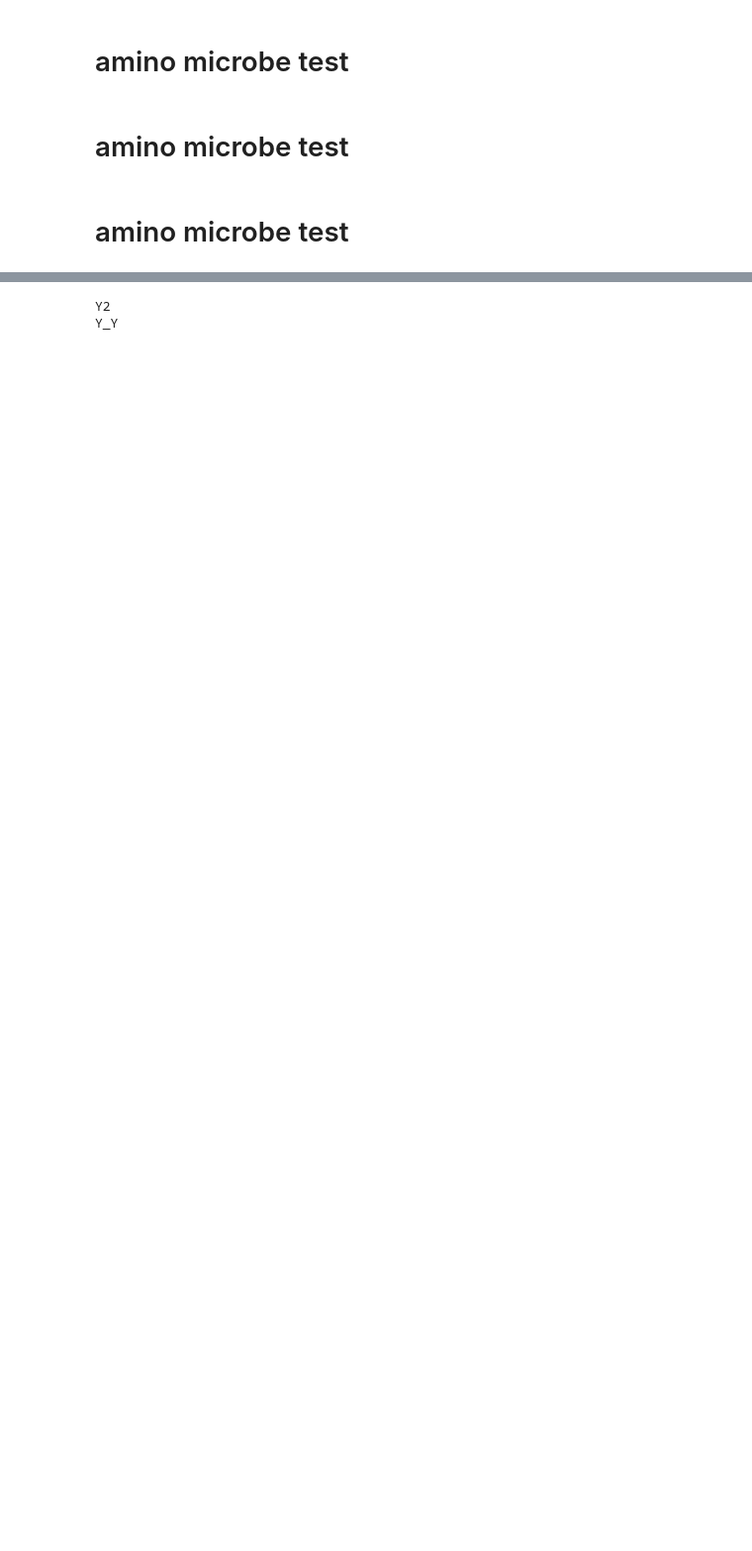
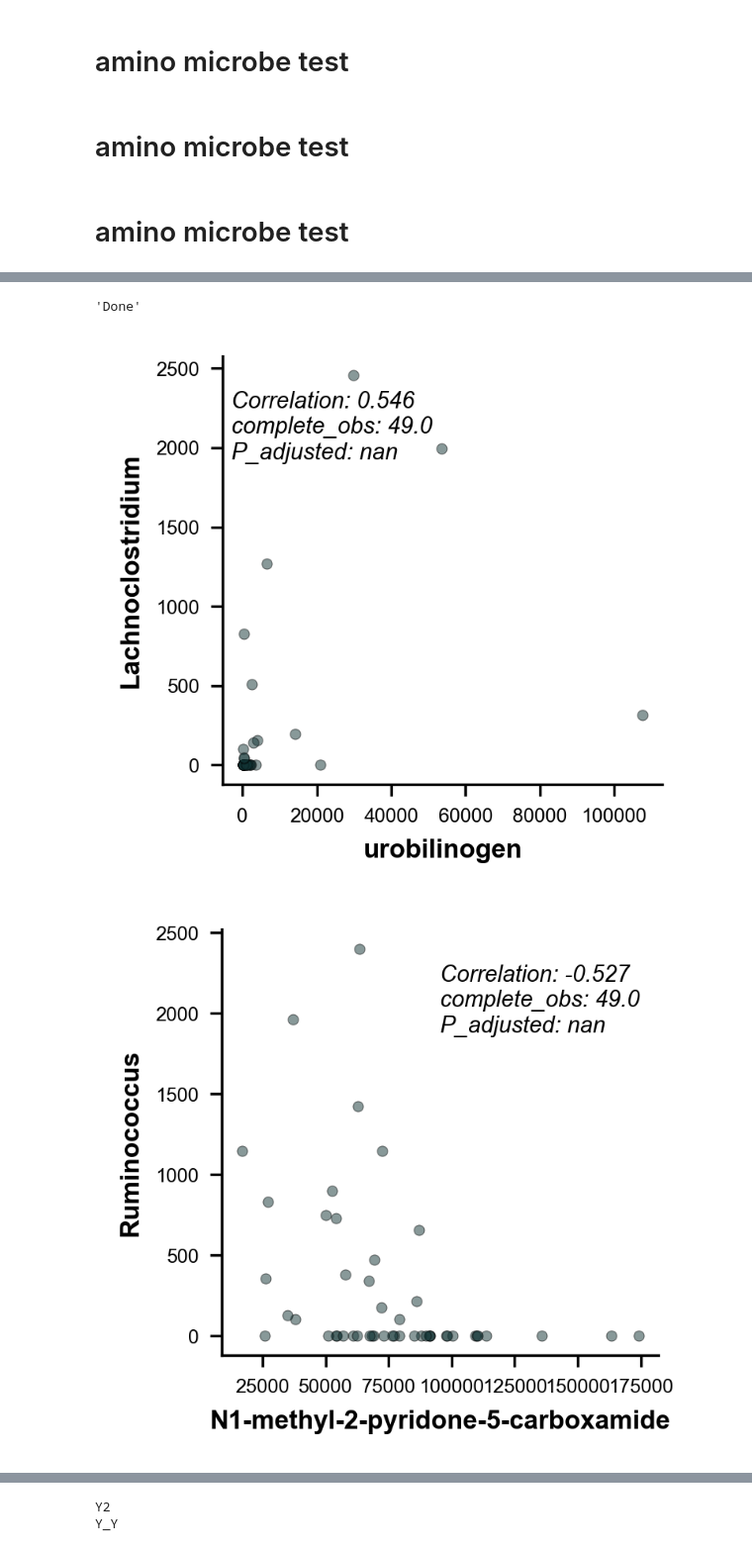
Before and after one commit to omicsEye/btest, a Jupyter notebook: notebooks/btest.ipynb, the cells around one changed output, grey strips where cells are left out. Shown: that part at 99% size. Saved outputs shown, nothing was run; the diff lists cells and outputs as text; code cells hidden in the pictures; blank space fills up the shorter version.

Commit message:
scatter plots

```diff
--- a/notebooks/btest.ipynb
+++ b/notebooks/btest.ipynb
@@ -869,0 +1020,3 @@ X_Y
+# %%
+viz.b_scatter(dataX='~/Downloads/amino.txt', dataY='~/Downloads/microbe.txt', b_test='~/Downloads/btest_amino_microbe/X_Y.tsv', output_dir='.', n_ind=[1,2,24])
+# %% [output]
@@ -869,0 +1028,3 @@ X_Y
+'Done'
+[figure, added]
+[figure, added]
```
Also changed, not shown: parts of 49 cells of this notebook, 2 other files.
